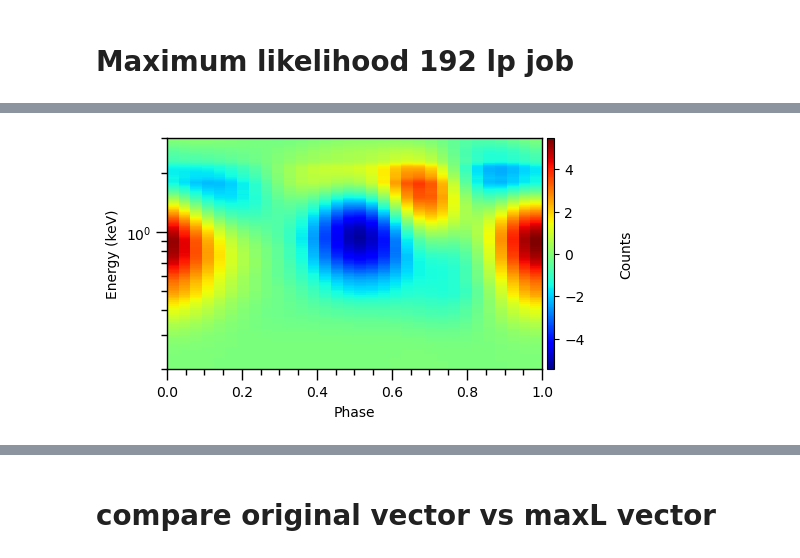
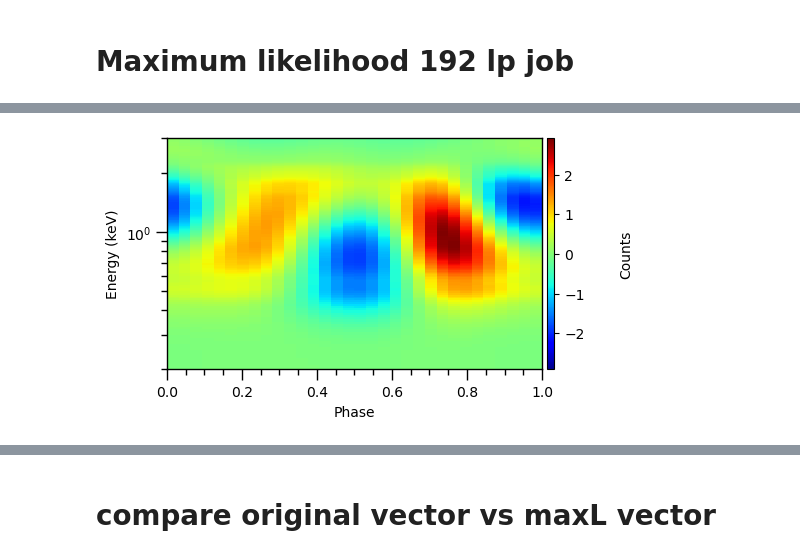
Before and after one commit to Basdorsman/xpsi, a Jupyter notebook: AMXPs/J1808_synthetic/Notebooks/compare_original_maxL.ipynb, the cells around one changed output, grey strips where cells are left out. Saved outputs shown, nothing was run; the diff lists cells and outputs as text; code cells hidden in the pictures.

```diff
--- a/AMXPs/J1808_synthetic/Notebooks/compare_original_maxL.ipynb
+++ b/AMXPs/J1808_synthetic/Notebooks/compare_original_maxL.ipynb
@@ -128,18 +148,18 @@ print(np.sum((ST.data.counts-expected_counts2)))
 # 0.670045739653590822E+01,
 # 0.121213084628677747E+01]
 
-P_MaxL_NP_192 = [0.159541871493433973E+01,
-0.103217607341850268E+02,
-0.348596939961232444E+01,
-0.546166856071860551E+00,
--0.528761454159420996E-02,
-0.105021979369667684E+01,
-0.313327751326617054E+00,
-0.129295039715317858E-02,
-0.415074685360910678E+02,
-0.153428372501099131E+01,
-0.666247831762742670E+01,
-0.100173397883003434E+01]
+# P_MaxL_NP_192 = [0.159541871493433973E+01,
+# 0.103217607341850268E+02,
+# 0.348596939961232444E+01,
+# 0.546166856071860551E+00,
+# -0.528761454159420996E-02,
+# 0.105021979369667684E+01,
+# 0.313327751326617054E+00,
+# 0.129295039715317858E-02,
+# 0.415074685360910678E+02,
+# 0.153428372501099131E+01,
+# 0.666247831762742670E+01,
+# 0.100173397883003434E+01]
 
 # P_sfac10_np = [0.161918804730604338E+01,
 # 0.113568614792697762E+02,
@@ -180,9 +200,60 @@ P_MaxL_NP_192 = [0.159541871493433973E+01,
 # 0.668200333438867844E+01,
 # 0.116822614082632126E+01]
 
+# neg_bg = [0.156637091551711283E+01,
+# 0.135864817924577999E+02,
+# 0.353258771304456864E+01,
+# 0.819535299977078635E+00,
+# 0.142687075296127341E-02,
+# 0.122827240539073324E+01,
+# 0.254427160379538386E+00,
+# 0.118643703626468248E-02,
+# 0.952012967417232403E+02,
+# 0.101711395191667187E+01,
+# 0.664983572041771698E+01,
+# 0.117348459197872512E+01]
+
+# sf_1001 = [0.146494932273617184E+01,
+# 0.113387172826378624E+02,
+# 0.341237814916391402E+01,
+# 0.445464253925697828E+00,
+# -0.186773711931595421E-02,
+# 0.788979997363377650E+00,
+# 0.278849439595740767E+00,
+# 0.123345358462990137E-02,
+# 0.820751288286646172E+02,
+# 0.102198294747937268E+01,
+# 0.667886172404993150E+01,
+# 0.116996411792782529E+01]
+
+# p_sf_15 = [0.156964200901814666E+01,
+# 0.114300719949050205E+02,
+# 0.346738610881082243E+01,
+# 0.485926406533522204E+00,
+# -0.207955732517059455E-02,
+# 0.831050224535188509E+00,
+# 0.277681384672915199E+00,
+# 0.127698304209352700E-02,
+# 0.151160186519393136E+03,
+# 0.982355267727833881E+00,
+# 0.668591098568636610E+01,
+# 0.121828234562836957E+01]
+
+p_sf_100005 = [0.154211630331227534E+01,
+0.111857905836968143E+02,
+0.344641878666071744E+01,
+0.423626011872219210E+00,
+-0.223621742226470799E-02,
+0.821134535597047632E+00,
+0.264752018012472168E+00,
+0.129235088076620763E-02,
+0.909213969593975548E+02,
+0.985748456304628595E+00,
+0.668819712969091729E+01,
+0.117030404173645697E+01]
 
 
-print(ST.likelihood(P_MaxL_NP_192, reinitialise=True))
+print(ST.likelihood(p_sf_100005, reinitialise=True))
 
 counts_maxl = ST.signal.expected_counts
 diff_maxl = counts_maxl-ST.data.counts
@@ -195,3 +266,3 @@ summed difference:  -181.08825519115294
-[figure, old version]
+[figure, new version]
 # %%
 np.sum(diff_maxl)
```
Also changed, not shown: parts of 9 cells of this notebook, 11 other files.
